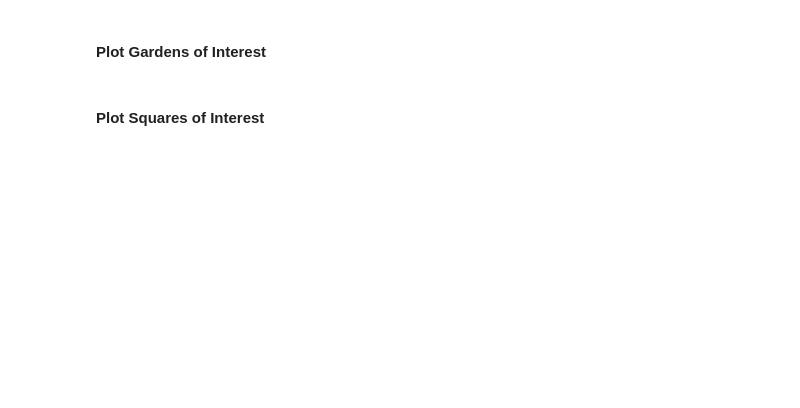
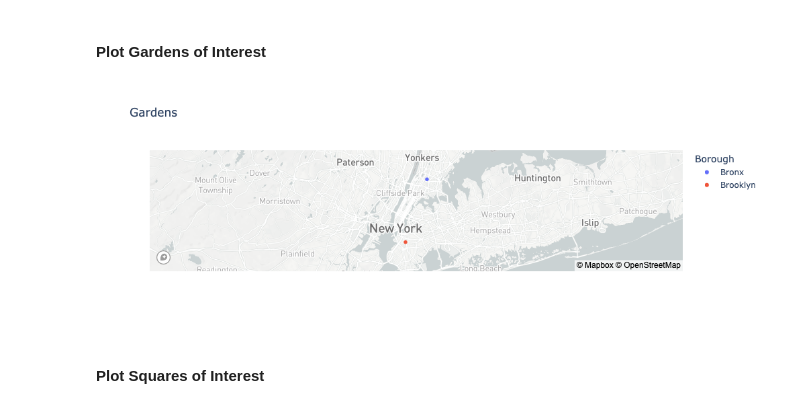
Before and after one commit to juil/fintech-uoftbootcamp, a Jupyter notebook: 06-pyviz/class2/Activities - Plotly/04-Stu_Mapping_Adventures/Unsolved/Challenge/mapping_adventures.ipynb, the cells around one changed output. Cells and saved outputs as stored; diff of their text form; code cells hidden in the pictures; blank space fills up the shorter version.

```diff
--- a/06-pyviz/class2/Activities - Plotly/04-Stu_Mapping_Adventures/Unsolved/Challenge/mapping_adventures.ipynb
+++ b/06-pyviz/class2/Activities - Plotly/04-Stu_Mapping_Adventures/Unsolved/Challenge/mapping_adventures.ipynb
@@ -45,6 +53,11 @@ places_of_interest.head()
 #### Plot Gardens of Interest
 # %%
 # Slice and plot data by place type of garden
+gardens = places_of_interest[places_of_interest['PlaceType']=='Garden']
+px.scatter_mapbox(gardens, lat='Latitude', lon='Longitude',
+                 color='Borough', title='Gardens')
+# %% [output]
+[figure, added]
 # %% [markdown]
 #### Plot Squares of Interest
 # %%
```
Also changed, not shown: parts of 3 cells of this notebook.
